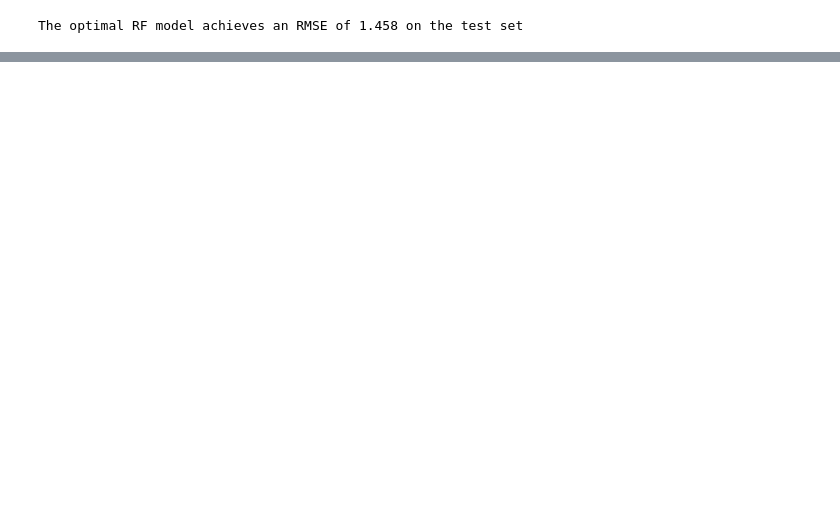
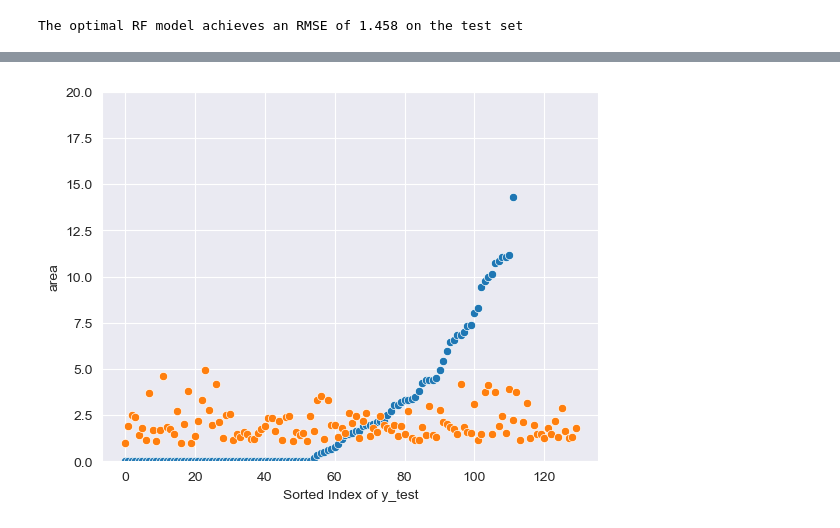
Before and after one commit to grahamgreene88/Forest-Fire-Predicition, a Jupyter notebook: Forest Fire Notebook.ipynb, the cells around one changed output, grey strips where cells are left out. Saved outputs shown, nothing was run; the diff lists cells and outputs as text; code cells hidden in the pictures; blank space fills up the shorter version.

```diff
--- a/Forest Fire Notebook.ipynb
+++ b/Forest Fire Notebook.ipynb
@@ -386,0 +415,15 @@ If we reframe this project as a classification problem and try to instead classi
+# %%
+# Sorting index of y_df
+y_df.sort_values(by='area', ascending=True, inplace=True)
+y_df.reset_index(drop=True, inplace=True)
+# Plotting y_test vs sorted index of y_test
+ax = sns.scatterplot(data=y_df, y='area', x=y_df.index)
+# Plotting y_pred values
+sns.scatterplot(data=y_df, y='area_pred', x=y_df.index, ax=ax)
+plt.xlabel("Sorted Index of y_test")
+# plt.ylabel("")
+# plt.xlim(0,20)
+plt.ylim(0,20)
+plt.show()
+# %% [output]
+[figure, added]
```
Also changed, not shown: parts of 24 cells of this notebook, 1 other file.
